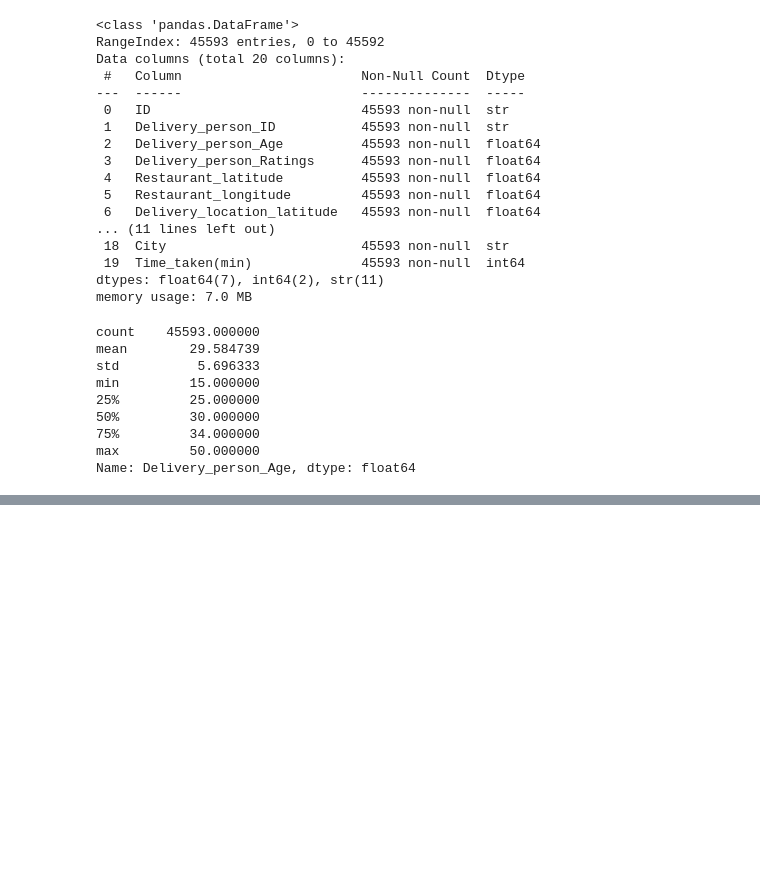
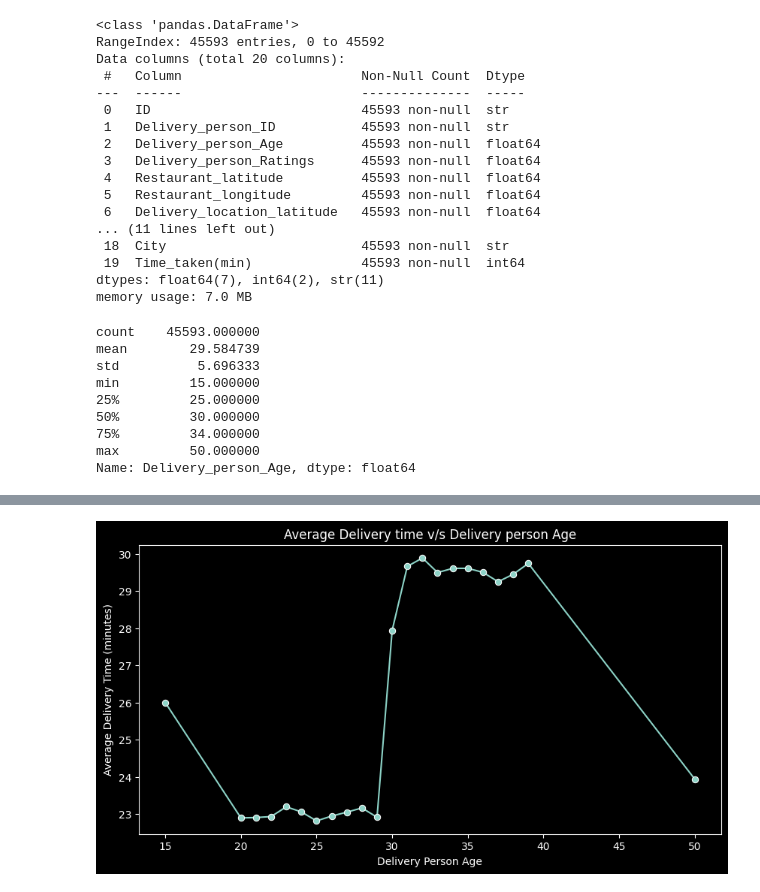
Before and after one commit to manisharoshini/Food-Delivery-Prediction, a Jupyter notebook: Food_delivery_prediction.ipynb, the cells around one changed output, grey strips where cells are left out. Drawn from its saved outputs; the diff is of its cells as text; code cells hidden in the pictures; blank space fills up the shorter version.

```diff
--- a/Food_delivery_prediction.ipynb
+++ b/Food_delivery_prediction.ipynb
@@ -668,0 +676,25 @@ sns.histplot(data['Delivery_person_Age'],bins = 10,kde = True)
+# %%
+# Ling plot: to find the ration between the delivery person Age and Delivery Time (to chech if there's any relation between them)
+
+plt.figure(figsize = (10,5))
+
+sns.lineplot(
+    data = data,
+    x = "Delivery_person_Age",
+    y = "Time_taken(min)",
+    estimator = "mean",
+    errorbar = None,
+    marker = "o"
+)
+
+plt.title("Average Delivery time v/s Delivery person Age")
+plt.xlabel("Delivery Person Age")
+plt.ylabel("Average Delivery Time (minutes)")
+
+plt.show()
+
+# from The below figure we can make the observations that if the delivery person Age is from 20-35 The delivery Time is less whereas if the Age>30.
+# The delivery takes more time
+# Buisness Insight: The delivery person should be young.. so that delivery reaches faster
+# %% [output]
+[figure, added]
```
Also changed, not shown: parts of 8 cells of this notebook.
